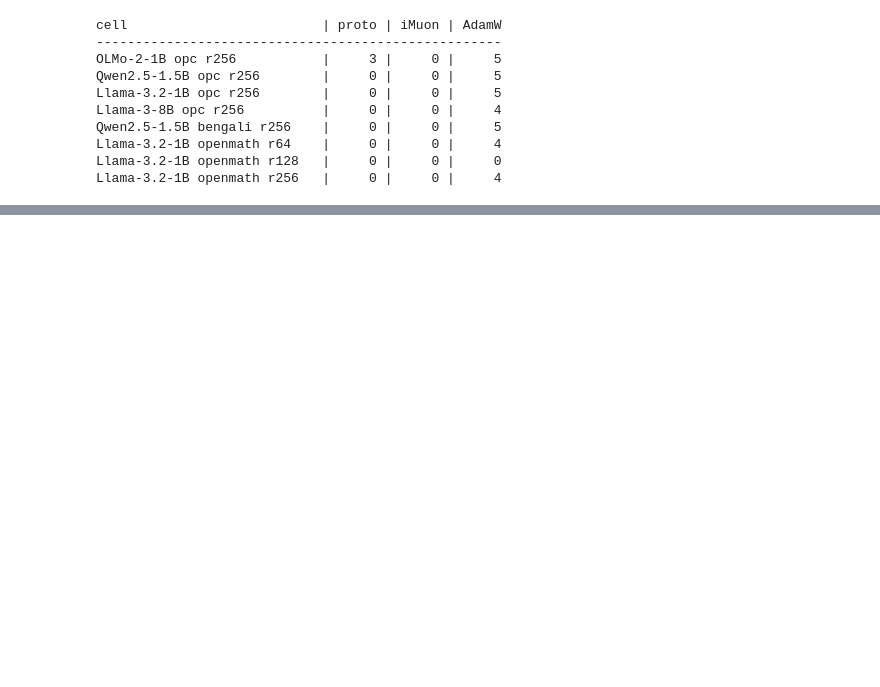
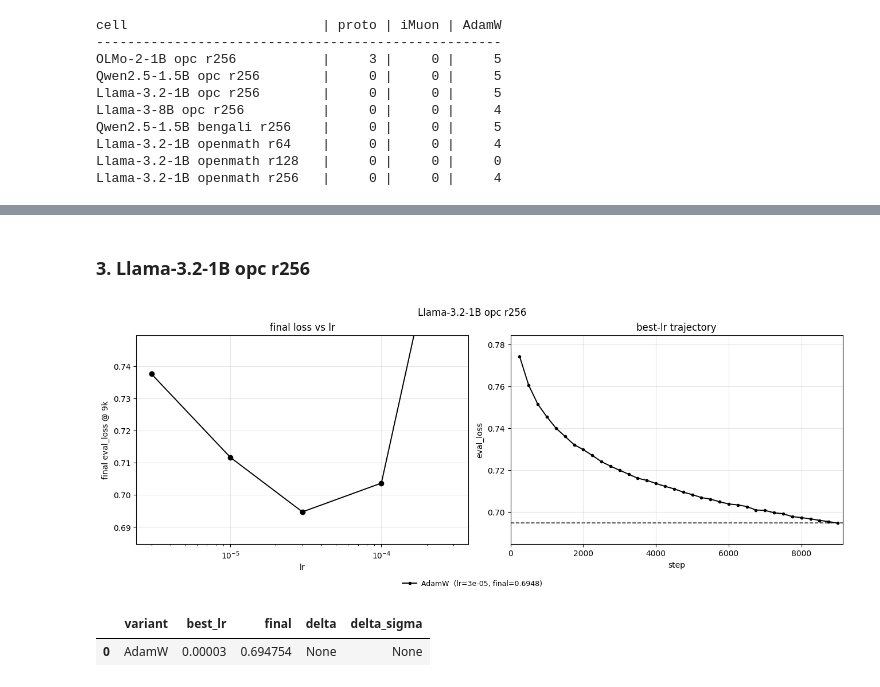
Before and after one commit to nikhilgsh/lora-optimizers, a Jupyter notebook: paper/paper_plots.ipynb, the cells around one changed output, grey strips where cells are left out. Cells and saved outputs as stored; diff of their text form; code cells hidden in the pictures; blank space fills up the shorter version.

```diff
--- a/paper/paper_plots.ipynb
+++ b/paper/paper_plots.ipynb
@@ -106,0 +111,8 @@ for name, model, key, rank in CELLS:
+# %% [markdown]
+### 3. Llama-3.2-1B opc r256
+# %%
+panel('Llama-3.2-1B opc r256', 'meta-llama/Llama-3.2-1B', 'opc', 256)
+# %% [output]
+[figure, added]
+|  | variant | best_lr | final | delta | delta_sigma |
+| 0 | AdamW | 0.00003 | 0.694754 | None | None |
```
Also changed, not shown: parts of 21 cells of this notebook, 4 other files.
